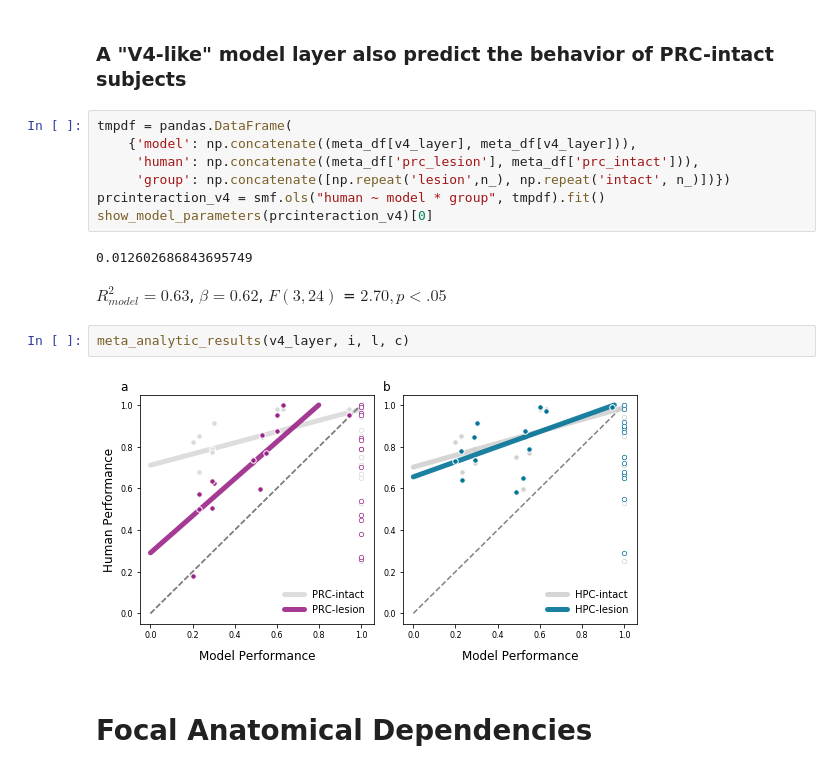
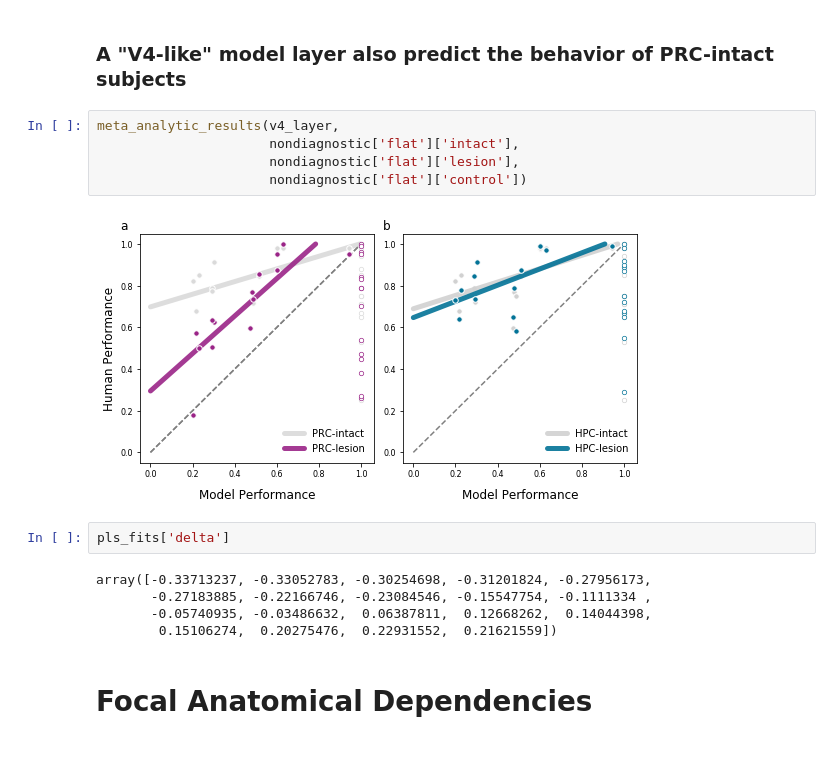
Before and after one commit to neuroailab/mtl_perception, a Jupyter notebook: reporting_statistics.ipynb, the cells around one changed output. Saved outputs shown, nothing was run; the diff lists cells and outputs as text.

```diff
--- a/reporting_statistics.ipynb
+++ b/reporting_statistics.ipynb
@@ -1081,19 +417,19 @@ $R^{2}_{model} = 0.80$, $\beta = 1.70$, $F(2, 11)$ = $3.88, p < 2 $ x $ 10 ^{-3}
 # %% [markdown]
 ### A "V4-like" model layer also predict the behavior of PRC-intact subjects
-# %%
-tmpdf = pandas.DataFrame(
-    {'model': np.concatenate((meta_df[v4_layer], meta_df[v4_layer])),
-     'human': np.concatenate((meta_df['prc_lesion'], meta_df['prc_intact'])),
-     'group': np.concatenate([np.repeat('lesion',n_), np.repeat('intact', n_)])})
-prcinteraction_v4 = smf.ols("human ~ model * group", tmpdf).fit()
-show_model_parameters(prcinteraction_v4)[0]
-# %% [output]
-0.012602686843695749
-$R^{2}_{model} = 0.63$, $\beta = 0.62$, $F(3, 24)$ = $2.70, p < .05 $
-# %%
-meta_analytic_results(v4_layer, i, l, c)
-# %% [output]
-[figure, removed]
+# %%
+meta_analytic_results(v4_layer,
+                      nondiagnostic['flat']['intact'],
+                      nondiagnostic['flat']['lesion'],
+                      nondiagnostic['flat']['control'])
+# %% [output]
+[figure, added]
+# %%
+pls_fits['delta']
+# %% [output]
+array([-0.33713237, -0.33052783, -0.30254698, -0.31201824, -0.27956173,
+       -0.27183885, -0.22166746, -0.23084546, -0.15547754, -0.1111334 ,
+       -0.05740935, -0.03486632,  0.06387811,  0.12668262,  0.14044398,
+        0.15106274,  0.20275476,  0.22931552,  0.21621559])
 # %% [markdown]
 # Focal Anatomical Dependencies
 # %%
```
Also changed, not shown: parts of 164 cells of this notebook, 14 other files.
